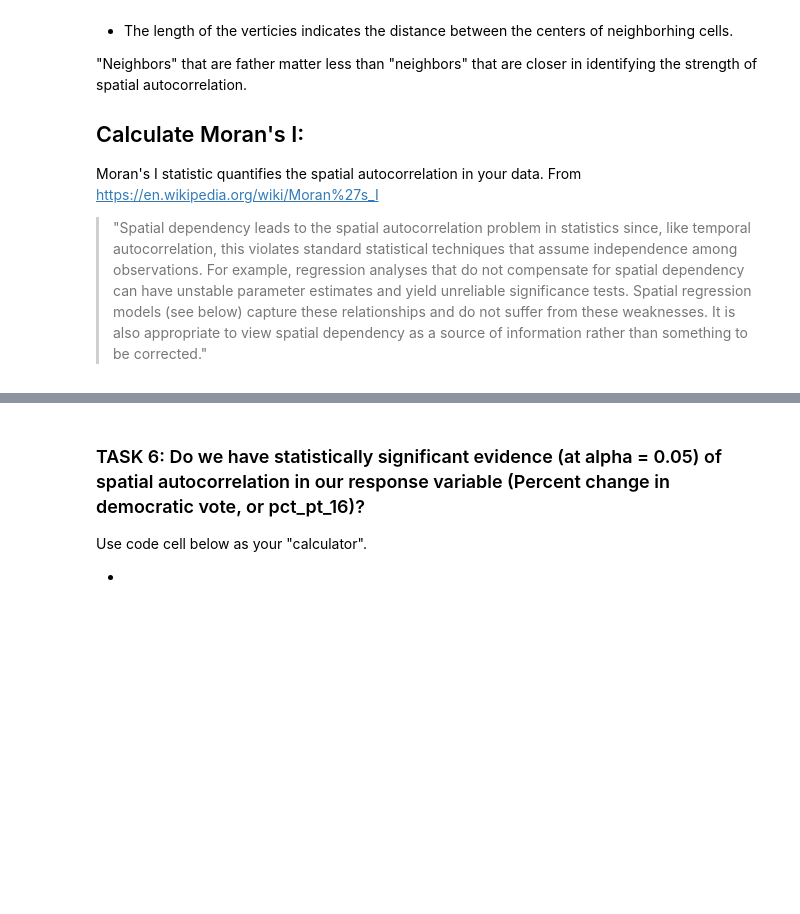
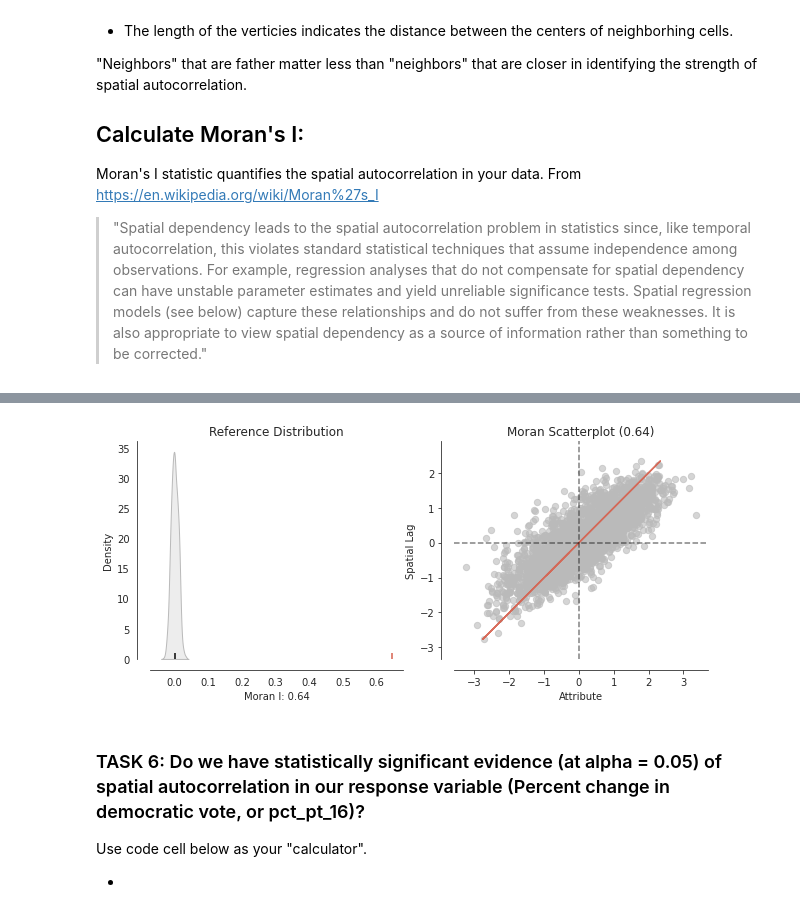
Before and after one commit to ChrisHarvey21/EnvDatSci22, a Jupyter notebook: CodeSprints/autocorrelation_methods.ipynb, the cells around one changed output, grey strips where cells are left out. Cells and saved outputs as stored; diff of their text form; code cells hidden in the pictures; blank space fills up the shorter version.

```diff
--- a/CodeSprints/autocorrelation_methods.ipynb
+++ b/CodeSprints/autocorrelation_methods.ipynb
@@ -272,8 +272,10 @@ plt.show()
 # %%
 # calculate Moran and plot
 moran_land = Moran(votes['ALAND'], w=weights)
-plot_moran(moran, zstandard=True, figsize=(10,4))
+plot_moran(moran_votes, zstandard=True, figsize=(10,4))
 plt.show()
+# %% [output]
+[figure, added]
 # %% [markdown]
 ### TASK 6: Do we have statistically significant evidence (at alpha = 0.05) of spatial autocorrelation in our response variable (Percent change in democratic vote, or pct_pt_16)?
 Use code cell below as your "calculator".
```
Also changed, not shown: parts of 6 cells of this notebook.
